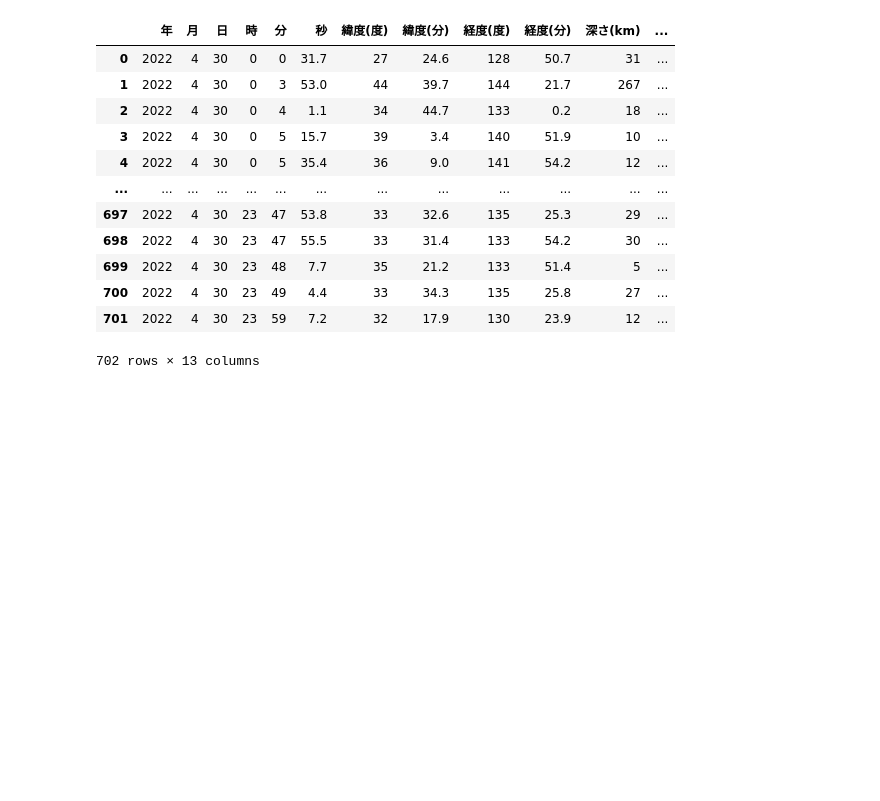
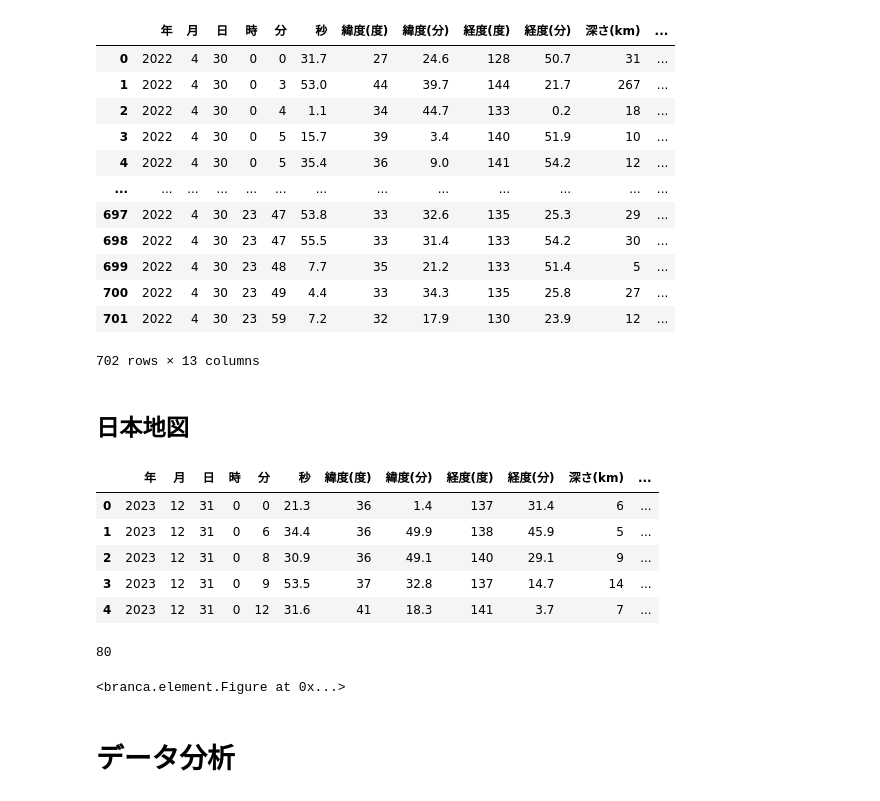
Before and after one commit to k16kgw/earthquake, a Jupyter notebook: analysis.ipynb, the cells around one changed output. Saved outputs shown, nothing was run; the diff lists cells and outputs as text; code cells hidden in the pictures; blank space fills up the shorter version.

```diff
--- a/analysis.ipynb
+++ b/analysis.ipynb
@@ -239,3 +224,5 @@ df1
 | 700 | 2022 | 4 | 30 | 23 | 49 | 4.4 | 33 | 34.3 | 135 | 25.8 | 27 | ... |
 | 701 | 2022 | 4 | 30 | 23 | 59 | 7.2 | 32 | 17.9 | 130 | 23.9 | 12 | ... |
 702 rows × 13 columns
+# %% [markdown]
+## 日本地図
@@ -241,0 +234,16 @@ df1
+# %%
+df = pd.read_csv('data/20231231.csv')
+df.head()
+df.loc[3,"緯度(度)"]
+df_mod = df.copy()
+# 緯度(度)と緯度(分)を組み合わせて新しい'lat'列を作成
+df_mod['lat'] = df['緯度(度)'] + df['緯度(分)'] / 60
+df_mod['lon'] = df['経度(度)'] + df['経度(分)'] / 60
+df_mod.head()
+# %% [output]
+|  | 年 | 月 | 日 | 時 | 分 | 秒 | 緯度(度) | 緯度(分) | 経度(度) | 経度(分) | 深さ(km) | ... |
+| 0 | 2023 | 12 | 31 | 0 | 0 | 21.3 | 36 | 1.4 | 137 | 31.4 | 6 | ... |
+| 1 | 2023 | 12 | 31 | 0 | 6 | 34.4 | 36 | 49.9 | 138 | 45.9 | 5 | ... |
+| 2 | 2023 | 12 | 31 | 0 | 8 | 30.9 | 36 | 49.1 | 140 | 29.1 | 9 | ... |
+| 3 | 2023 | 12 | 31 | 0 | 9 | 53.5 | 37 | 32.8 | 137 | 14.7 | 14 | ... |
+| 4 | 2023 | 12 | 31 | 0 | 12 | 31.6 | 41 | 18.3 | 141 | 3.7 | 7 | ... |
@@ -241,0 +264,45 @@ df1
+# %%
+# 特定の地域のデータを抽出
+# df = pd.read_csv('data/20220430.csv')
+df = pd.read_csv('data/20220610.csv')
+# df = pd.read_csv('data/20231231.csv')
+
+df_mod = df.copy()
+# 緯度(度)と緯度(分)を組み合わせて新しい'lat'列を作成
+df_mod['緯度'] = df['緯度(度)'] + df['緯度(分)'] / 60
+df_mod['経度'] = df['経度(度)'] + df['経度(分)'] / 60
+
+selected_regions = ["石川県能登地方", "能登半島沖"]
+filtered_df = df_mod[df_mod['震央地名'].isin(selected_regions)]
+print(len(filtered_df))
+# display(filtered_df.head())
+
+fig = px.scatter_mapbox(
+    # データフレームおよび緯度・経度の設定
+    data_frame=filtered_df,
+    lat='緯度',
+    lon='経度',
+    #カーソルを当てるとホバーする情報を与えます
+    hover_data=['深さ(km)','Ｍ','震央地名'],
+    zoom=10,
+    height=700,
+    width=700)
+fig.update_layout(mapbox_style='open-street-map')
+fig.update_layout(margin={"r": 0, "t": 0, "l": 0, "b": 0})
+# 中心座標の指定
+fig.update_layout(mapbox_center={'lat': 37.3, 'lon': 137.5})
+fig.show()
+# %% [output]
+80
+# %%
+#サイズを指定する
+folium_figure = folium.Figure(width=600, height=600)
+# folium_map = folium.Map([35, 139],zoom_start=4.5).add_to(folium_figure)
+folium_map = folium.Map([37,137],zoom_start=8).add_to(folium_figure)
+i=3
+folium.Marker(location=[df.loc[i,"緯度(度)"],df.loc[i,"経度(度)"]]).add_to(folium_map)
+folium_figure
+# %% [output]
+<branca.element.Figure at 0x...>
+# %% [markdown]
+# データ分析
```
Also changed, not shown: parts of 9 cells of this notebook.
